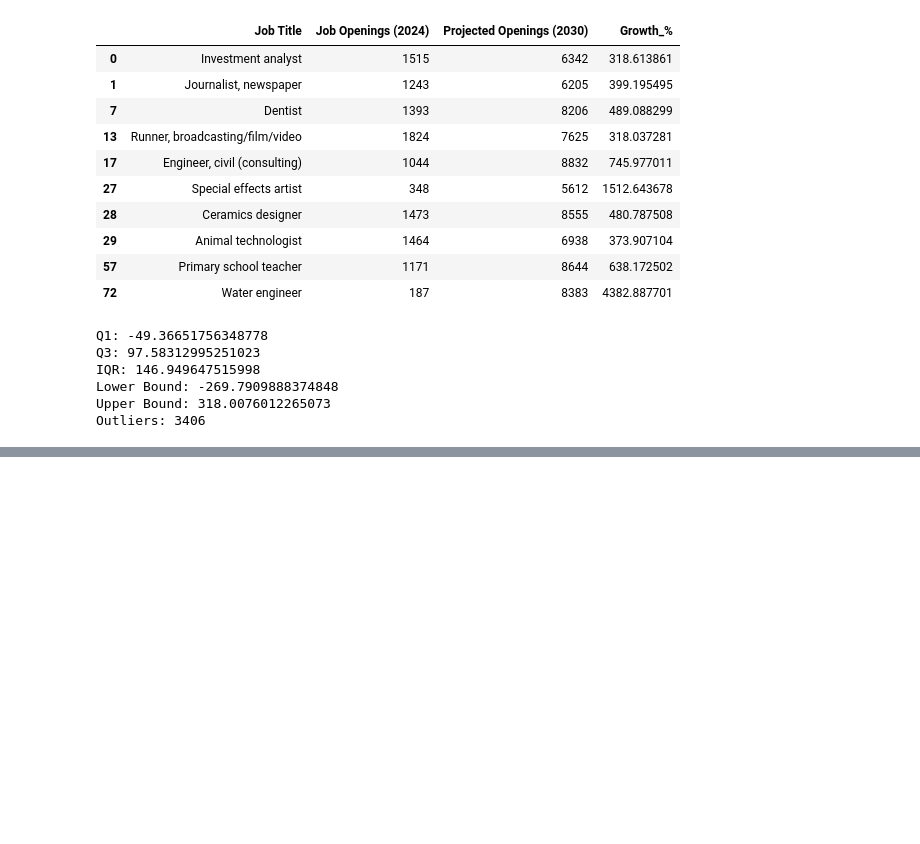
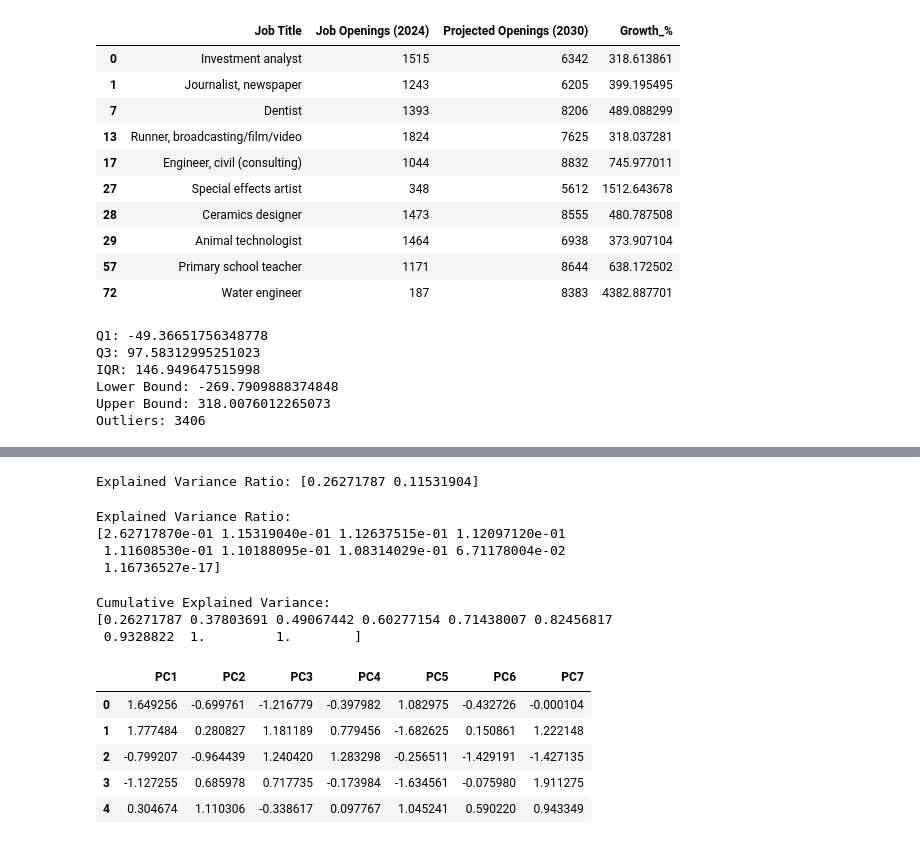
Before and after one commit to AJ0043/AI-Future-of-Jobs-Intelligence-Platform, a Jupyter notebook: AI_Adoption_&_Growth_Analysis.ipynb, the cells around one changed output, grey strips where cells are left out. Cells and saved outputs as stored; diff of their text form; code cells hidden in the pictures; blank space fills up the shorter version.

```diff
--- a/AI_Adoption_&_Growth_Analysis.ipynb
+++ b/AI_Adoption_&_Growth_Analysis.ipynb
@@ -2823,0 +2921,6 @@ Outliers: 3406
+# %%
+# Apply Ordinal Encoding to Growth Status
+
+Featuring["Growth_Status_Encoded"] = (
+    Featuring["Growth_Status"].map(growth_mapping)
+)
@@ -2823,0 +2971,4 @@ Outliers: 3406
+# %%
+# Remove unnecessary index column
+
+Featuring = Featuring.drop(columns=["Unnamed: 0"])
@@ -2823,0 +3009,8 @@ Outliers: 3406
+# %%
+# Standardize numerical features before PCA
+
+from sklearn.preprocessing import StandardScaler
+
+scaler = StandardScaler()
+
+X_scaled = scaler.fit_transform(X)
@@ -2823,0 +3041,6 @@ Outliers: 3406
+# %%
+# Check explained variance
+
+print("Explained Variance Ratio:", pca.explained_variance_ratio_)
+# %% [output]
+Explained Variance Ratio: [0.26271787 0.11531904]
@@ -2823,0 +3053,51 @@ Outliers: 3406
+# %%
+# Check explained variance ratio of all components
+
+print("Explained Variance Ratio:")
+print(pca_full.explained_variance_ratio_)
+# %% [output]
+Explained Variance Ratio:
+[2.62717870e-01 1.15319040e-01 1.12637515e-01 1.12097120e-01
+ 1.11608530e-01 1.10188095e-01 1.08314029e-01 6.71178004e-02
+ 1.16736527e-17]
+# %%
+# Calculate cumulative explained variance
+
+cumulative_variance = pca_full.explained_variance_ratio_.cumsum()
+
+print("Cumulative Explained Variance:")
+print(cumulative_variance)
+# %% [output]
+Cumulative Explained Variance:
+[0.26271787 0.37803691 0.49067442 0.60277154 0.71438007 0.82456817
+ 0.9328822  1.         1.        ]
+# %%
+# Feature Extraction using PCA - 7 Components
+
+pca_final = PCA(n_components=7)
+
+X_pca_final = pca_final.fit_transform(X_scaled)
+# %%
+# Create PCA extracted features
+
+PCA_features = pd.DataFrame(
+    X_pca_final,
+    columns=[
+        "PC1",
+        "PC2",
+        "PC3",
+        "PC4",
+        "PC5",
+        "PC6",
+        "PC7"
+    ]
+)
+
+PCA_features.head()
+# %% [output]
+|  | PC1 | PC2 | PC3 | PC4 | PC5 | PC6 | PC7 |
+| 0 | 1.649256 | -0.699761 | -1.216779 | -0.397982 | 1.082975 | -0.432726 | -0.000104 |
+| 1 | 1.777484 | 0.280827 | 1.181189 | 0.779456 | -1.682625 | 0.150861 | 1.222148 |
+| 2 | -0.799207 | -0.964439 | 1.240420 | 1.283298 | -0.256511 | -1.429191 | -1.427135 |
+| 3 | -1.127255 | 0.685978 | 0.717735 | -0.173984 | -1.634561 | -0.075980 | 1.911275 |
+| 4 | 0.304674 | 1.110306 | -0.338617 | 0.097767 | 1.045241 | 0.590220 | 0.943349 |
```
Also changed, not shown: parts of 22 cells of this notebook.
